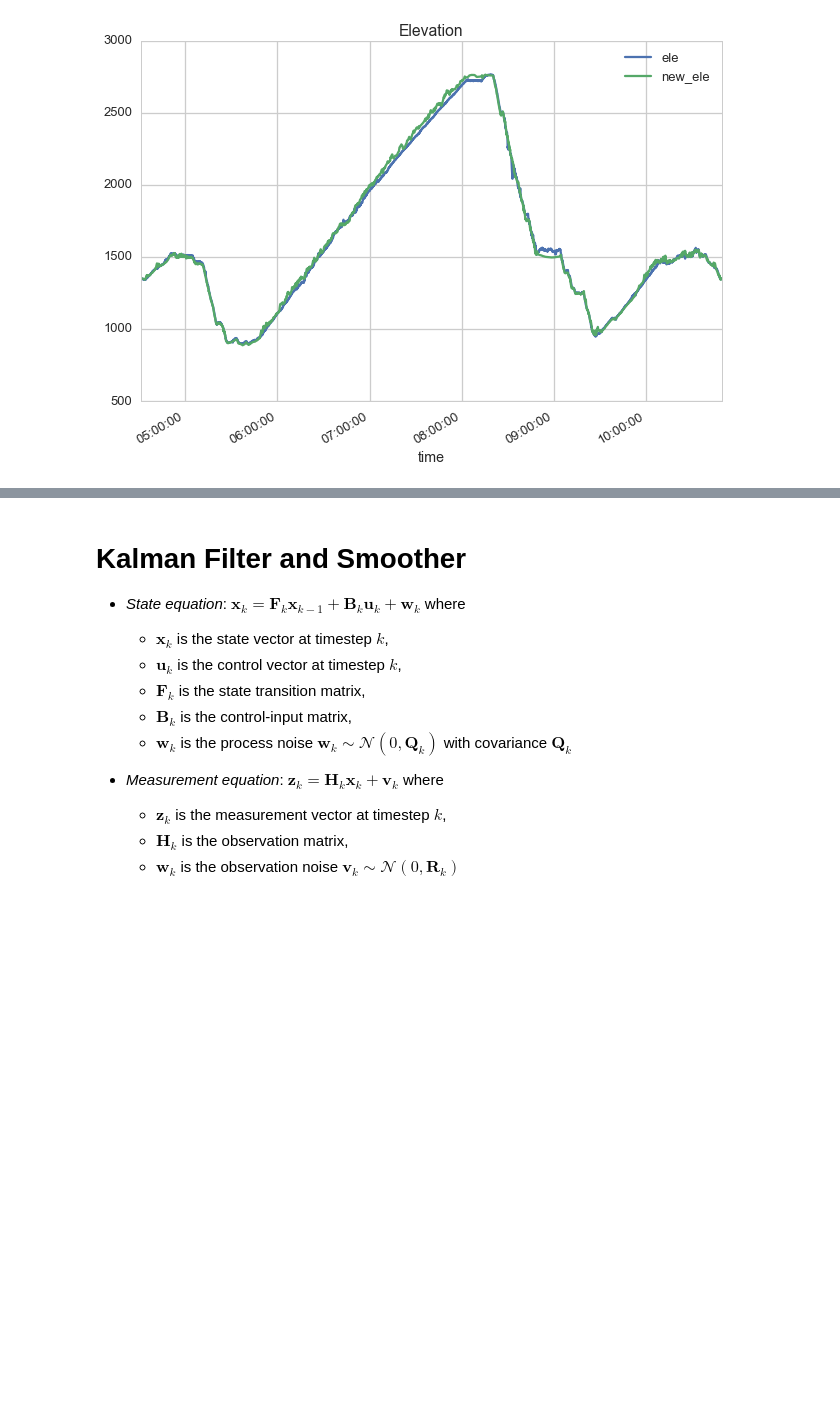
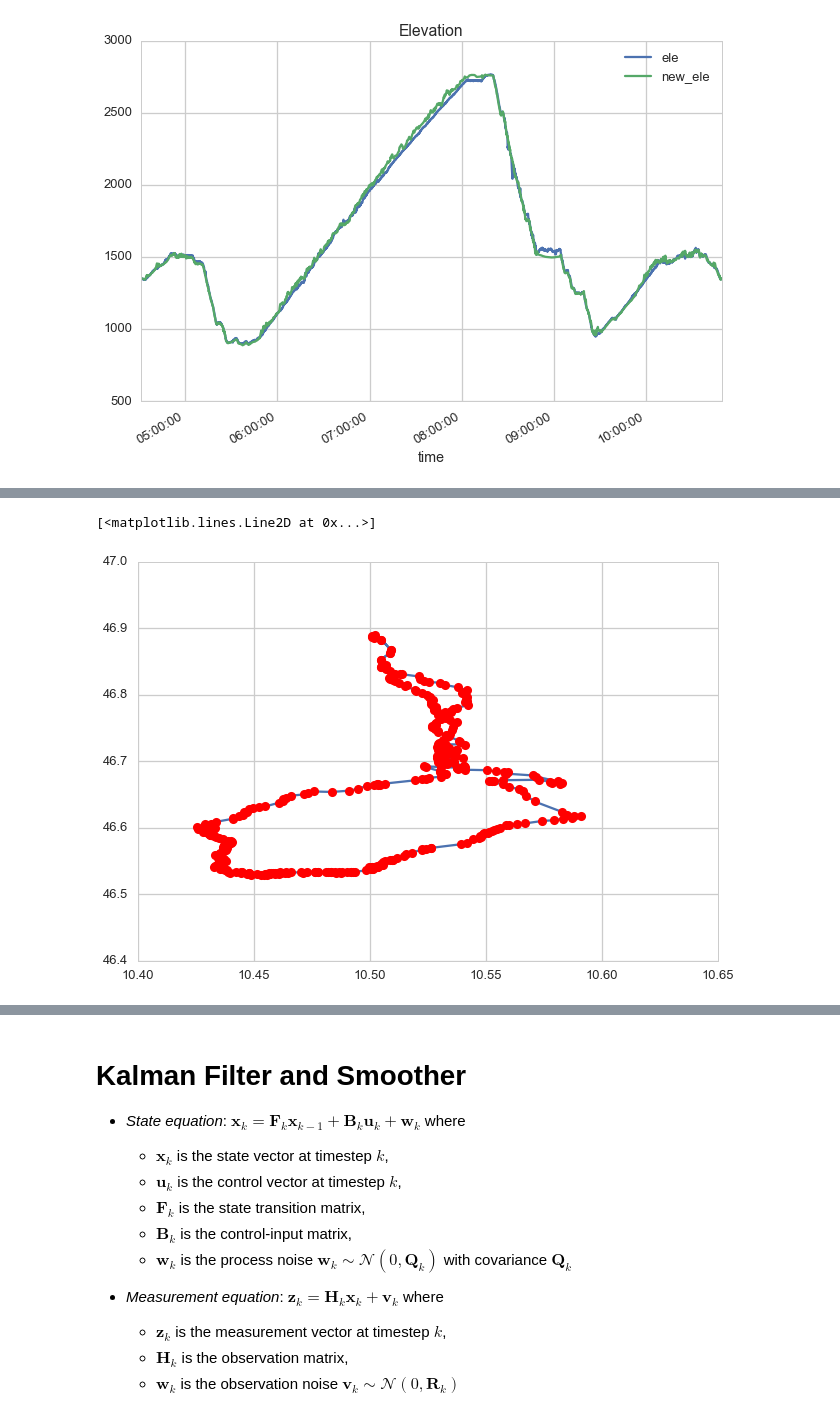
Before and after one commit to FlorianWilhelm/gps_data_with_python, a Jupyter notebook: notebook.ipynb, the cells around one changed output, grey strips where cells are left out. Cells and saved outputs as stored; diff of their text form; code cells hidden in the pictures; blank space fills up the shorter version.

```diff
--- a/notebook.ipynb
+++ b/notebook.ipynb
@@ -284,0 +311,9 @@ coords[['ele','new_ele']].plot(title='Elevation')
+# %%
+# prepare 3-laender-giro gps track
+fig = plt.figure()
+simple_coords = rdp(coords[['lon', 'lat']].values, epsilon=0.0003)
+plt.plot(simple_coords[:, 0], simple_coords[:, 1])
+plt.plot(simple_coords[:, 0], simple_coords[:, 1], 'ro')
+# %% [output]
+[<matplotlib.lines.Line2D at 0x...>]
+[figure, added]
```
Also changed, not shown: parts of 8 cells of this notebook, 1 other file.
